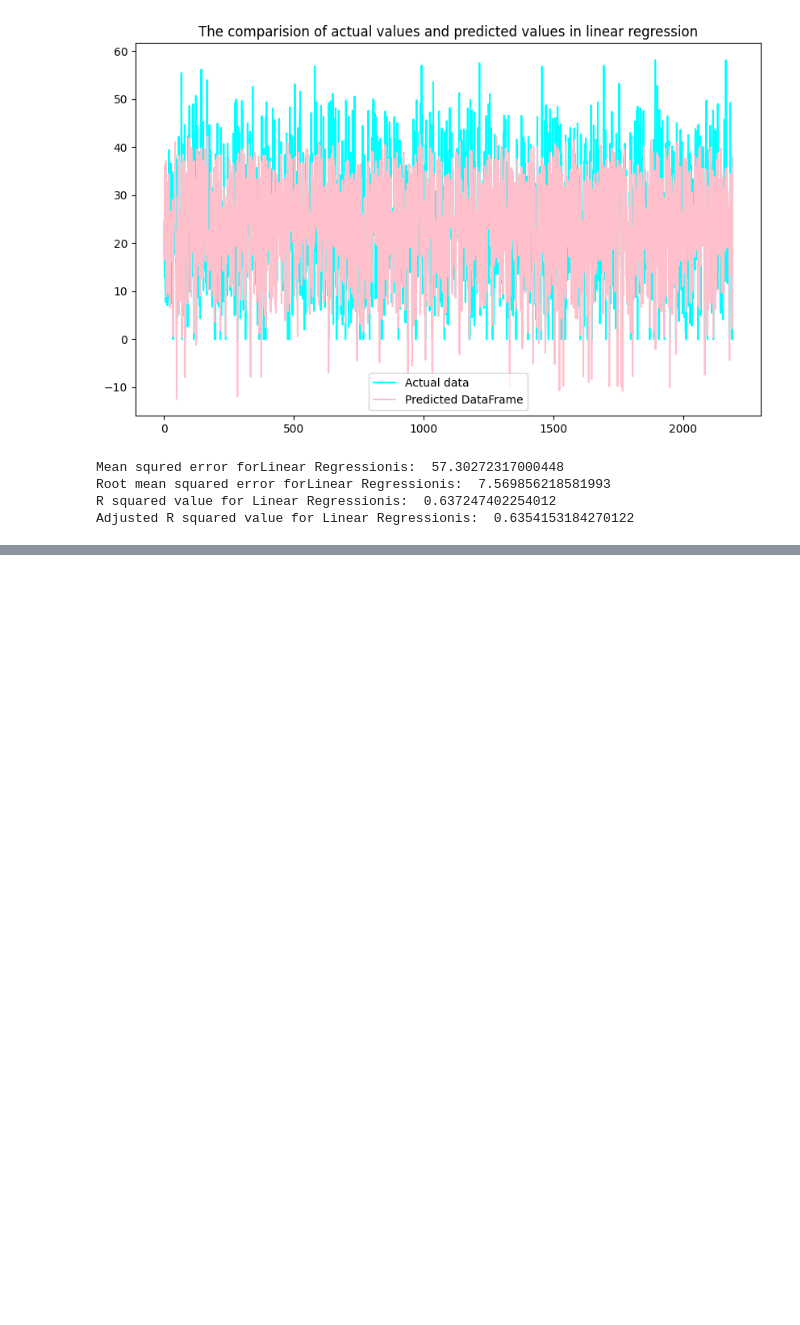
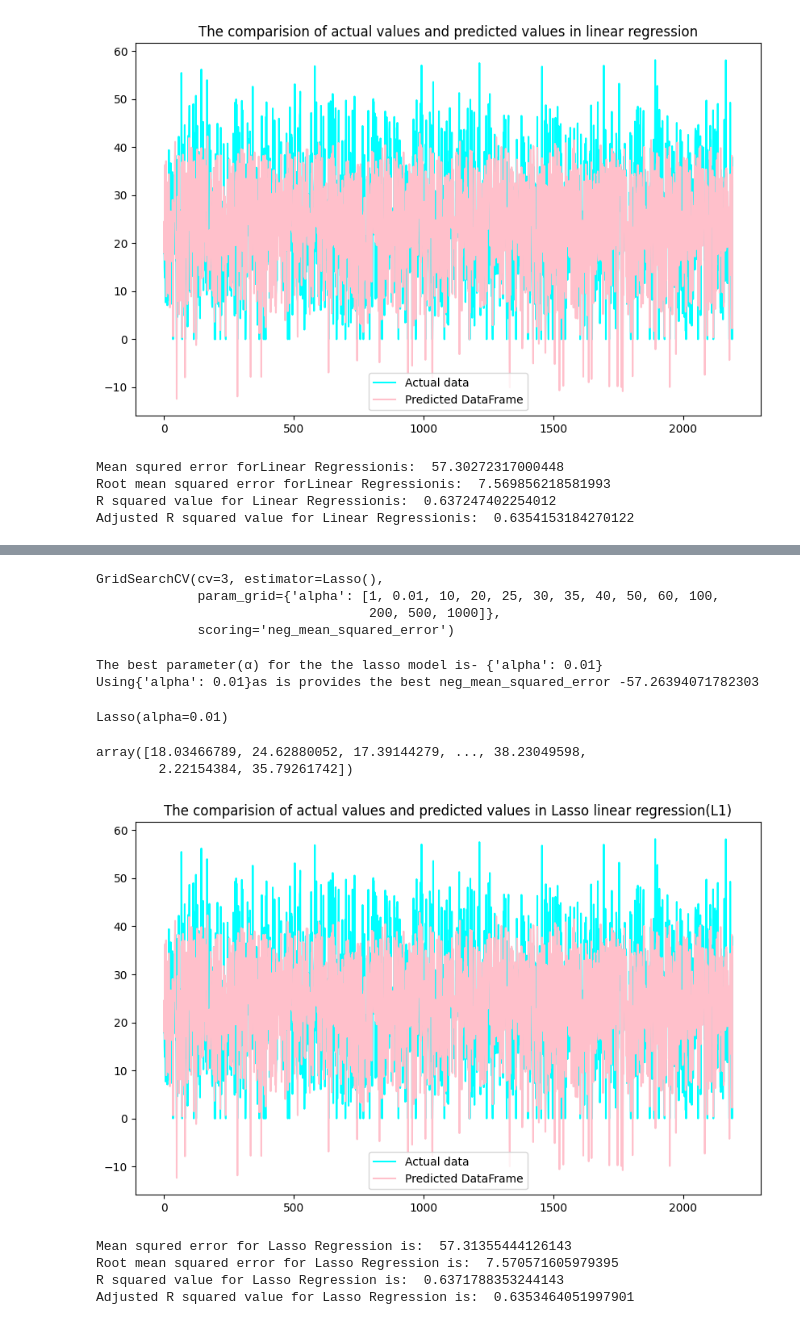
Before and after one commit to vishant750/bike_sharing_demand_prediction, a Jupyter notebook: Bike_sharing_demad_prediction.ipynb, the cells around one changed output, grey strips where cells are left out. Drawn from its saved outputs; the diff is of its cells as text; code cells hidden in the pictures; blank space fills up the shorter version.

```diff
--- a/Bike_sharing_demad_prediction.ipynb
+++ b/Bike_sharing_demad_prediction.ipynb
@@ -823,0 +852,6 @@ Adjusted R squared value for Linear Regressionis:  0.6354153184270122
+# %%
+#Training the Lasso regression model using gridsearchcv
+lasso=Lasso()
+parameter={'alpha':[1,0.01,10,20,25,30,35,40,50,60,100,200,500,1000]}
+lasso_model_grid=GridSearchCV(ridge,param_grid=parameter,scoring='neg_mean_squared_error',cv=3)
+lasso_model_grid.fit(x_train,y_train)
@@ -823,0 +887,48 @@ Adjusted R squared value for Linear Regressionis:  0.6354153184270122
+# %%
+#Training the lasso regression model using gridsearchcv
+lasso=Lasso()
+parameter={'alpha':[1,0.01,10,20,25,30,35,40,50,60,100,200,500,1000]}
+lasso_model_grid=GridSearchCV(lasso,param_grid=parameter,scoring='neg_mean_squared_error',cv=3)
+lasso_model_grid.fit(x_train,y_train)
+# %% [output]
+GridSearchCV(cv=3, estimator=Lasso(),
+             param_grid={'alpha': [1, 0.01, 10, 20, 25, 30, 35, 40, 50, 60, 100,
+                                   200, 500, 1000]},
+             scoring='neg_mean_squared_error')
+# %%
+#getting the best parameter α for the lasso linear regression model.
+print('The best parameter(α) for the the lasso model is-',lasso_model_grid.best_params_)
+print('Using'+str(lasso_model_grid.best_params_)+'as is provides the best neg_mean_squared_error',lasso_model_grid.best_score_)
+# %% [output]
+The best parameter(α) for the the lasso model is- {'alpha': 0.01}
+Using{'alpha': 0.01}as is provides the best neg_mean_squared_error -57.26394071782303
+# %%
+#Fitting the ridge regression model with best parameter alpha:20
+lasso_model=Lasso(alpha=0.01)
+lasso_model.fit(x_train,y_train)
+# %% [output]
+Lasso(alpha=0.01)
+# %%
+y_pred_lasso=lasso_model.predict(x_test)
+y_pred_lasso
+# %% [output]
+array([18.03466789, 24.62880052, 17.39144279, ..., 38.23049598,
+        2.22154384, 35.79261742])
+# %%
+#Visual comparison for actual and predicted values
+plt.figure(figsize=(10,6))
+plt.plot(np.array(y_test),color='cyan',label='Actual data')
+plt.plot(y_pred_lasso,color='pink',label='Predicted DataFrame')
+plt.legend()
+plt.title('The comparision of actual values and predicted values in Lasso linear regression(L1)')
+plt.show()
+# %% [output]
+[figure, added]
+# %%
+#Checking evaluation parameters for the lasso model.
+eval_metric(y_pred_lasso,'Lasso Regression')
+# %% [output]
+Mean squred error for Lasso Regression is:  57.31355444126143
+Root mean squared error for Lasso Regression is:  7.570571605979395
+R squared value for Lasso Regression is:  0.6371788353244143
+Adjusted R squared value for Lasso Regression is:  0.6353464051997901
```
Also changed, not shown: parts of 13 cells of this notebook.
